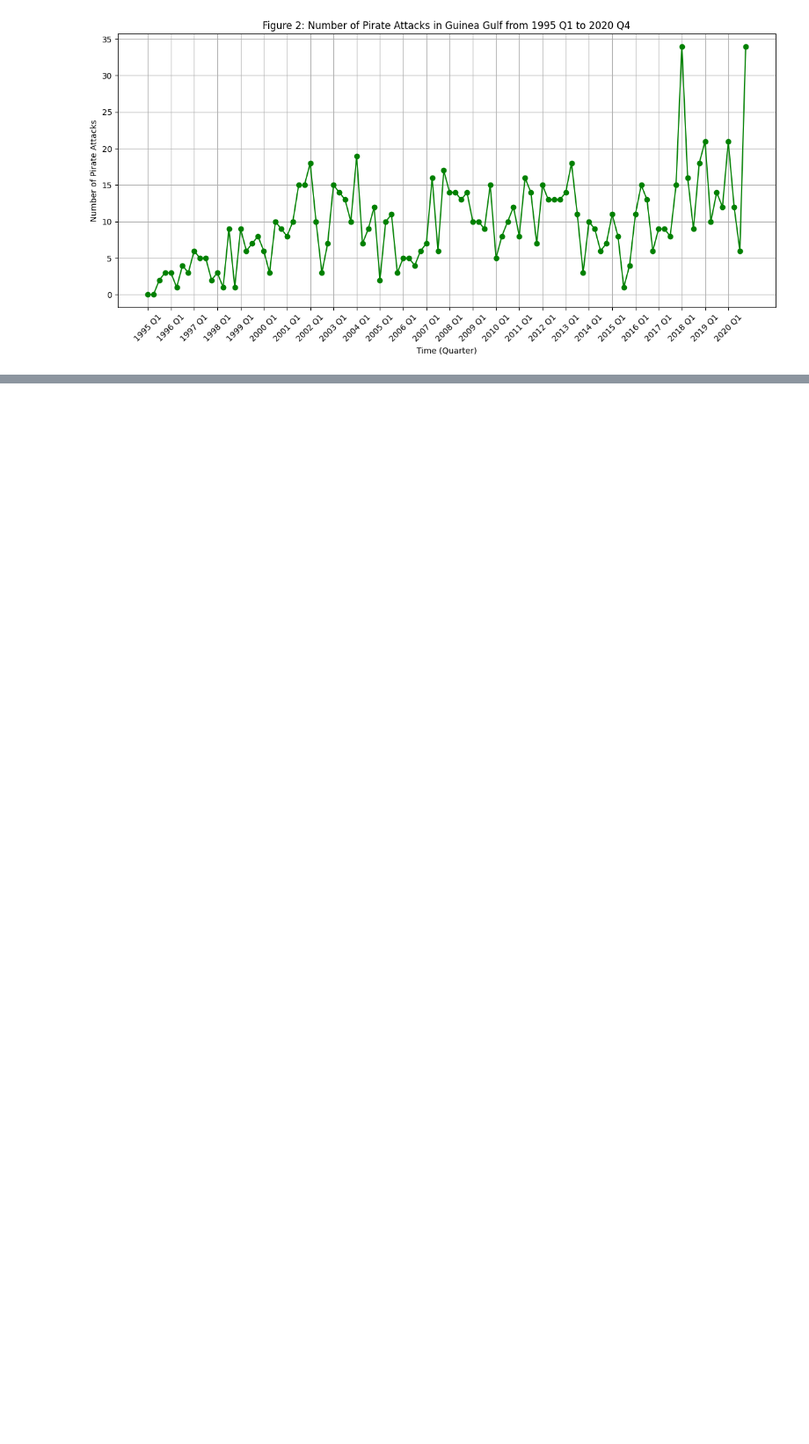
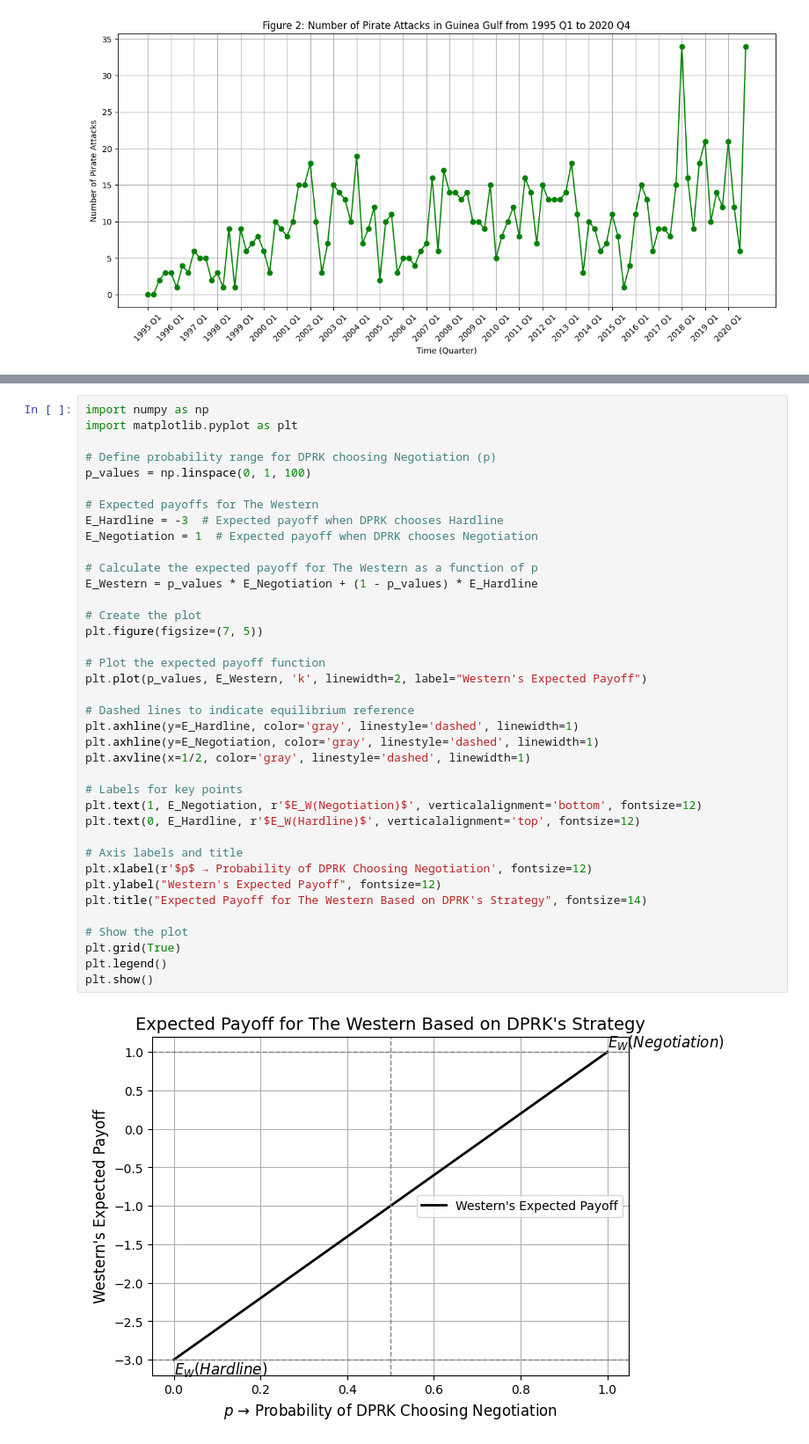
Before and after one commit to yuhengding1206/QM2-Group-Project-250120, a Jupyter notebook: QM2 group project.ipynb, the cells around one changed output, grey strips where cells are left out. Shown at 88% size. Saved outputs shown, nothing was run; the diff lists cells and outputs as text; blank space fills up the shorter version.

```diff
--- a/QM2 group project.ipynb
+++ b/QM2 group project.ipynb
@@ -74,3 +146,43 @@ plt.show()
+# %%
+import numpy as np
+import matplotlib.pyplot as plt
+
+# Define probability range for DPRK choosing Negotiation (p)
+p_values = np.linspace(0, 1, 100)
+
+# Expected payoffs for The Western
+E_Hardline = -3  # Expected payoff when DPRK chooses Hardline
+E_Negotiation = 1  # Expected payoff when DPRK chooses Negotiation
+
+# Calculate the expected payoff for The Western as a function of p
+E_Western = p_values * E_Negotiation + (1 - p_values) * E_Hardline
+
+# Create the plot
+plt.figure(figsize=(7, 5))
+
+# Plot the expected payoff function
+plt.plot(p_values, E_Western, 'k', linewidth=2, label="Western's Expected Payoff")
+
+# Dashed lines to indicate equilibrium reference
+plt.axhline(y=E_Hardline, color='gray', linestyle='dashed', linewidth=1)
+plt.axhline(y=E_Negotiation, color='gray', linestyle='dashed', linewidth=1)
+plt.axvline(x=1/2, color='gray', linestyle='dashed', linewidth=1)
+
+# Labels for key points
+plt.text(1, E_Negotiation, r'$E_W(Negotiation)$', verticalalignment='bottom', fontsize=12)
+plt.text(0, E_Hardline, r'$E_W(Hardline)$', verticalalignment='top', fontsize=12)
+
+# Axis labels and title
+plt.xlabel(r'$p$ → Probability of DPRK Choosing Negotiation', fontsize=12)
+plt.ylabel("Western's Expected Payoff", fontsize=12)
+plt.title("Expected Payoff for The Western Based on DPRK's Strategy", fontsize=14)
+
+# Show the plot
+plt.grid(True)
+plt.legend()
+plt.show()
+# %% [output]
+[figure, added]
 # %%
 # Southeast Asia Visualisation: (Confirmed)
 
```
Also changed, not shown: parts of 2 cells of this notebook.
